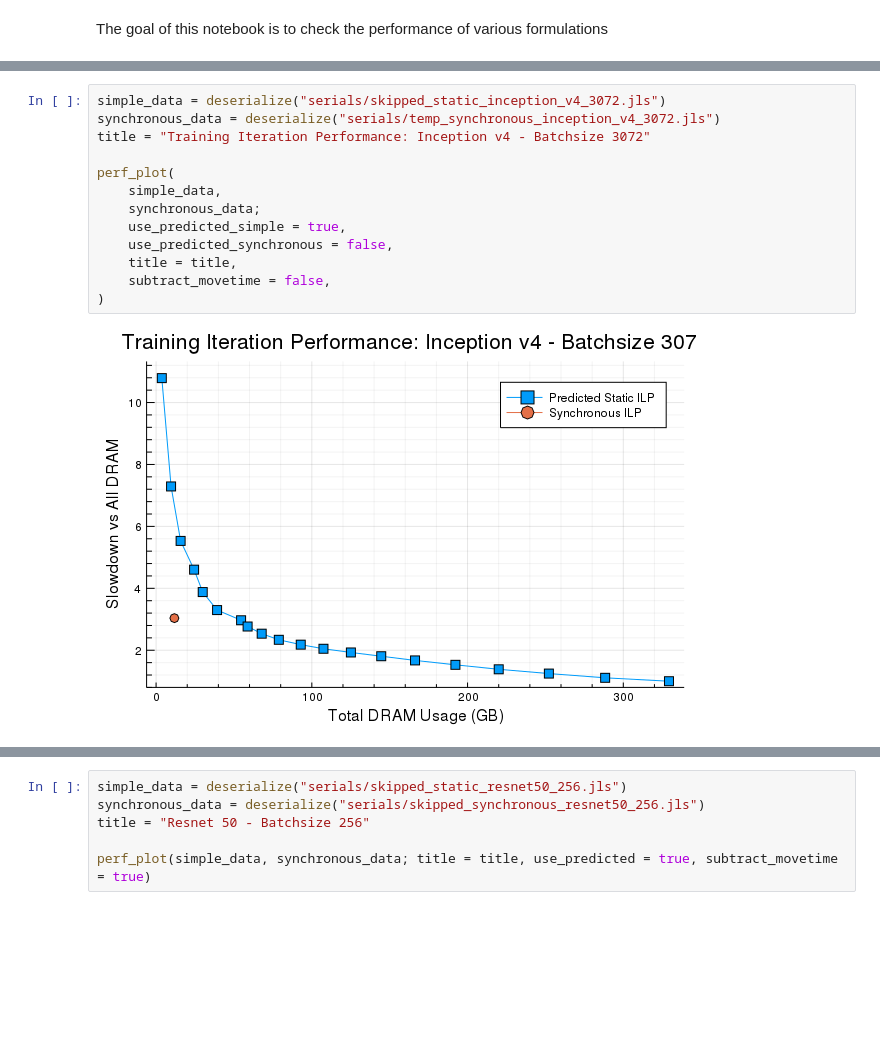
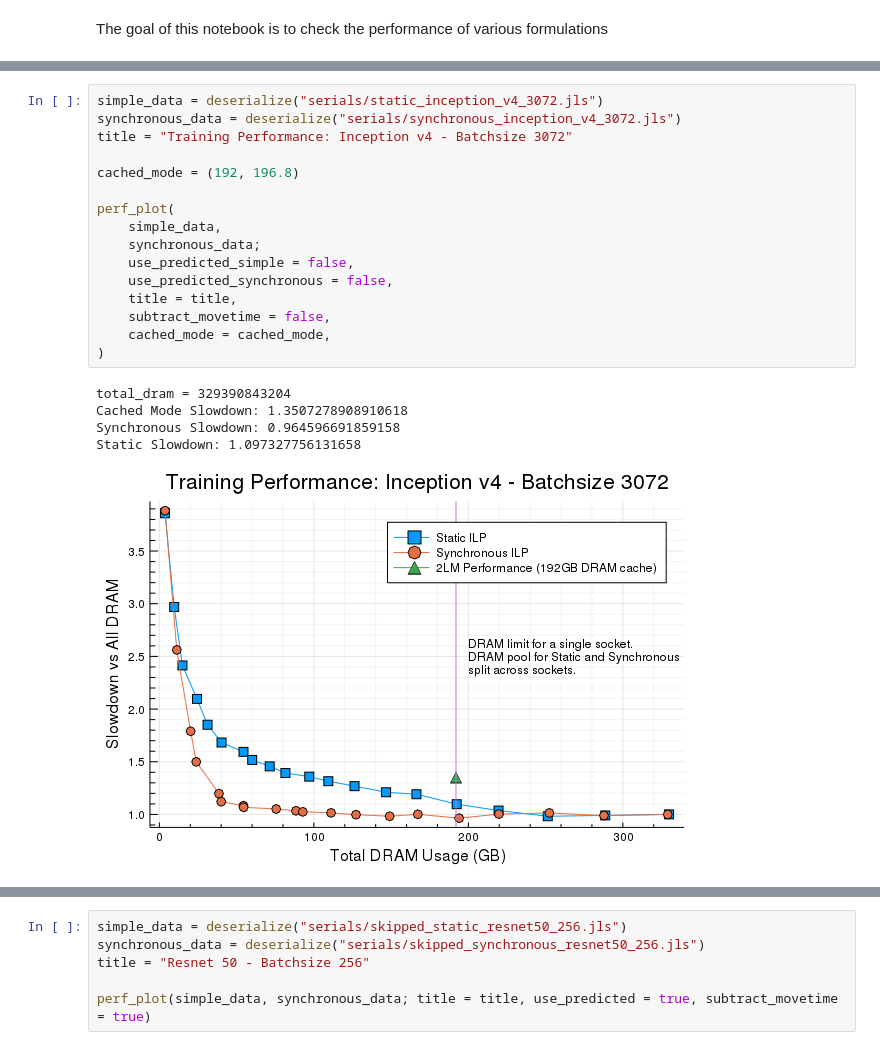
Before and after one commit to darchr/ml-tools, a Jupyter notebook: ngraph/notebooks/TheOneRing.ipynb, the cells around one changed output, grey strips where cells are left out. Cells and saved outputs as stored; diff of their text form; blank space fills up the shorter version.

```diff
--- a/ngraph/notebooks/TheOneRing.ipynb
+++ b/ngraph/notebooks/TheOneRing.ipynb
@@ -119,15 +152,22 @@ Static Slowdown: 1.1918946773172203
 # %%
-simple_data = deserialize("serials/skipped_static_inception_v4_3072.jls")
-synchronous_data = deserialize("serials/temp_synchronous_inception_v4_3072.jls")
-title = "Training Iteration Performance: Inception v4 - Batchsize 3072"
+simple_data = deserialize("serials/static_inception_v4_3072.jls")
+synchronous_data = deserialize("serials/synchronous_inception_v4_3072.jls")
+title = "Training Performance: Inception v4 - Batchsize 3072"
+
+cached_mode = (192, 196.8)
 
 perf_plot(
     simple_data,
     synchronous_data;
-    use_predicted_simple = true,
+    use_predicted_simple = false,
     use_predicted_synchronous = false,
     title = title,
     subtract_movetime = false,
+    cached_mode = cached_mode,
 )
 # %% [output]
+total_dram = 329390843204
+Cached Mode Slowdown: 1.3507278908910618
+Synchronous Slowdown: 0.964596691859158
+Static Slowdown: 1.097327756131658
-[figure, old version]
+[figure, new version]
```
Also changed, not shown: parts of 4 cells of this notebook, 4 other files.
